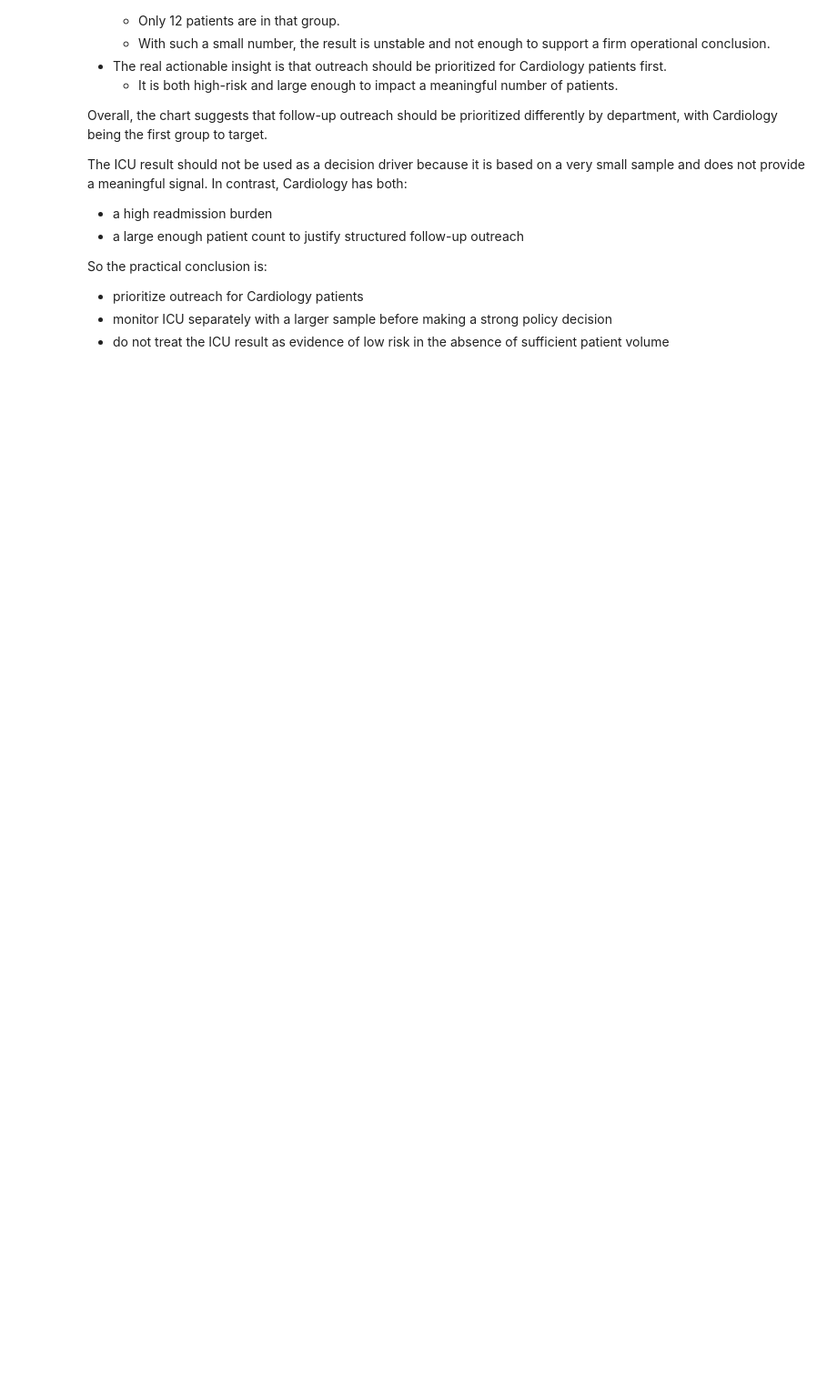
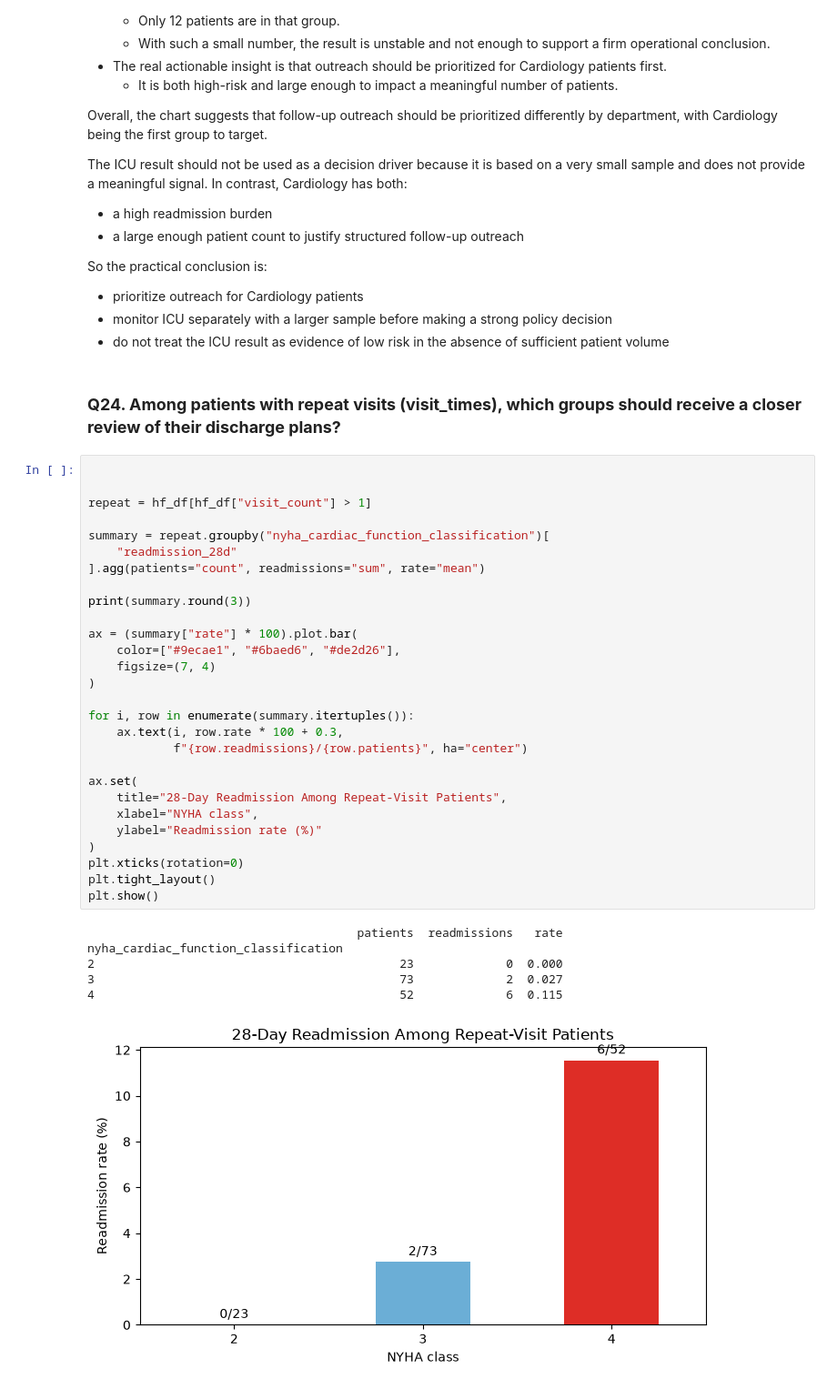
Before and after one commit to Yasasmini/Team3_PyCoders_PythonHackathon_SEP2026, a Jupyter notebook: Team3_PyCoders_Category3.Prescriptive.ipynb, the cells around one changed output. Shown at 91% size. Cells and saved outputs as stored; diff of their text form; blank space fills up the shorter version.

```diff
--- a/Team3_PyCoders_Category3.Prescriptive.ipynb
+++ b/Team3_PyCoders_Category3.Prescriptive.ipynb
@@ -3276,3 +3285,40 @@ So the practical conclusion is:
 - prioritize outreach for Cardiology patients
 - monitor ICU separately with a larger sample before making a strong policy decision
 - do not treat the ICU result as evidence of low risk in the absence of sufficient patient volume
+# %% [markdown]
+### **Q24. Among patients with repeat visits (visit_times), which groups should receive a closer review of their discharge plans?**
+# %%
+
+
+repeat = hf_df[hf_df["visit_count"] > 1]
+
+summary = repeat.groupby("nyha_cardiac_function_classification")[
+    "readmission_28d"
+].agg(patients="count", readmissions="sum", rate="mean")
+
+print(summary.round(3))
+
+ax = (summary["rate"] * 100).plot.bar(
+    color=["#9ecae1", "#6baed6", "#de2d26"],
+    figsize=(7, 4)
+)
+
+for i, row in enumerate(summary.itertuples()):
+    ax.text(i, row.rate * 100 + 0.3,
+            f"{row.readmissions}/{row.patients}", ha="center")
+
+ax.set(
+    title="28-Day Readmission Among Repeat-Visit Patients",
+    xlabel="NYHA class",
+    ylabel="Readmission rate (%)"
+)
+plt.xticks(rotation=0)
+plt.tight_layout()
+plt.show()
+# %% [output]
+                                      patients  readmissions   rate
+nyha_cardiac_function_classification
+2                                           23             0  0.000
+3                                           73             2  0.027
+4                                           52             6  0.115
+[figure, added]
```
Also changed, not shown: parts of 26 cells of this notebook, 2 other files.
